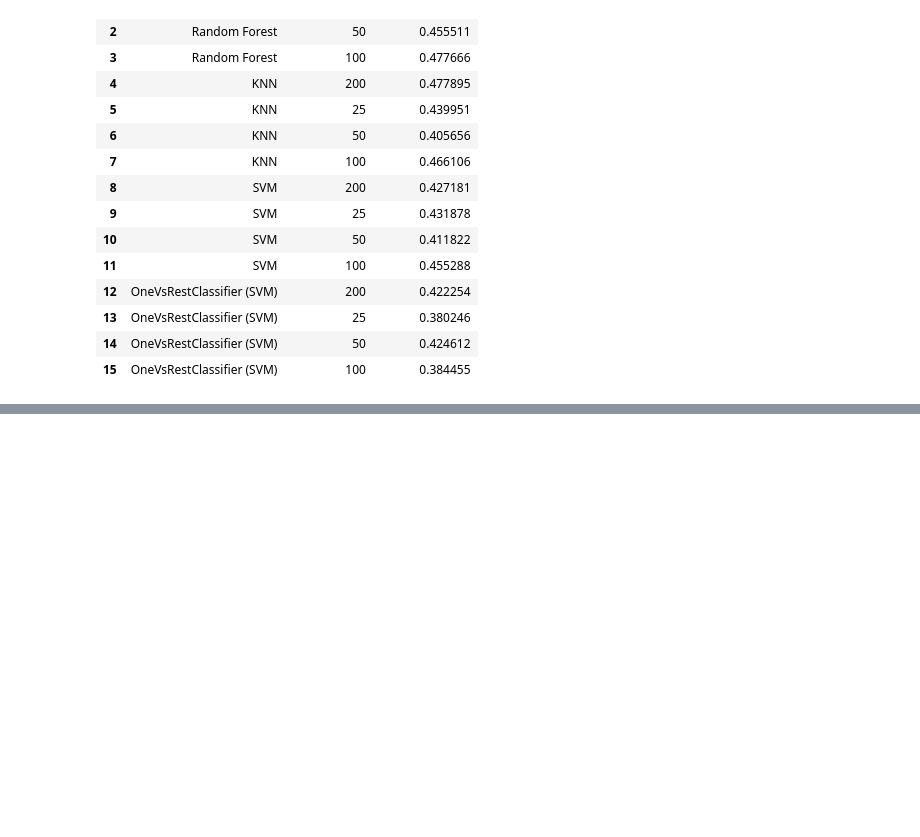
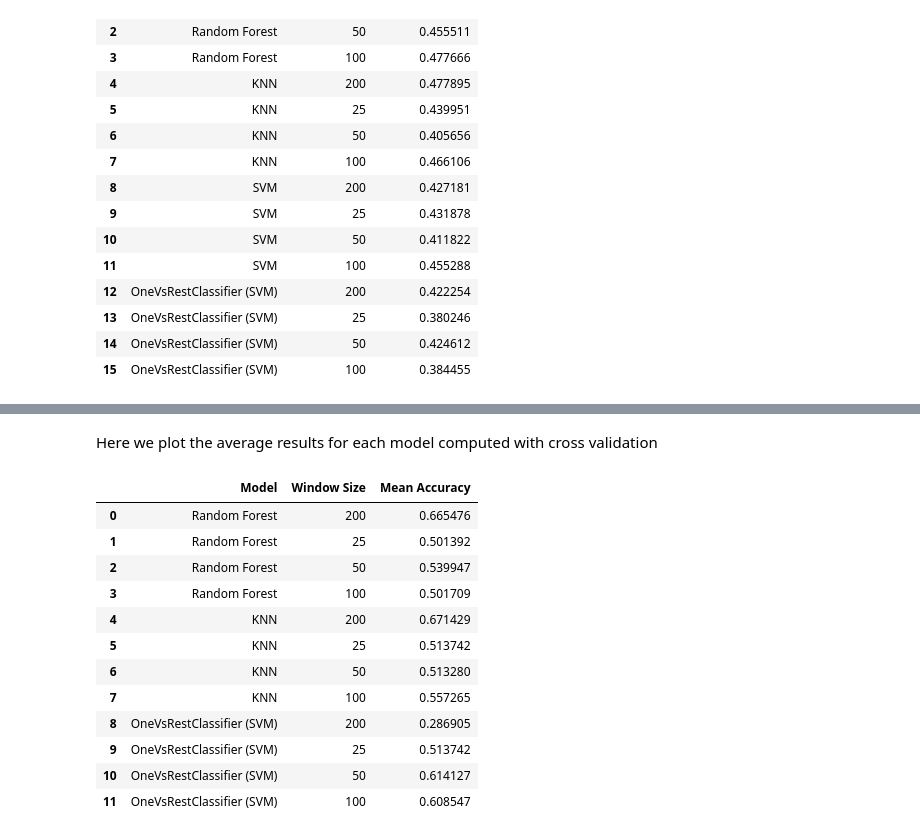
Before and after one commit to ichatz/iot-netprofiler, a Jupyter notebook: cooja3-9nodes/3 Classes Classification.ipynb, the cells around one changed output, grey strips where cells are left out. Cells and saved outputs as stored; diff of their text form; code cells hidden in the pictures; blank space fills up the shorter version.

```diff
--- a/cooja3-9nodes/3 Classes Classification.ipynb
+++ b/cooja3-9nodes/3 Classes Classification.ipynb
@@ -121,0 +156,4 @@ Computing trace 100
+# %%
+cv_net_results = pd.concat([cv_net_results,
+                     trace_classification.random_forest_cross_validation(network_stats, net_features_to_drop, cross_val=3)
+                    ])
@@ -151,0 +208,4 @@ Computing trace 100
+# %%
+cv_net_results = pd.concat([cv_net_results,
+                     trace_classification.k_nearest_neighbor_cross_validation(network_stats, net_features_to_drop, cross_val=3)
+                    ])
@@ -175,0 +254,6 @@ Computing trace 100
+# %%
+'''
+cv_net_results = pd.concat([cv_net_results,
+                     trace_classification.support_vector_machines_cross_validation(network_stats, net_features_to_drop, cross_val=3)
+                    ])
+'''
@@ -199,0 +299,4 @@ Computing trace 100
+# %%
+cv_net_results = pd.concat([cv_net_results,
+                     trace_classification.ensalble_svm_cross_validation(network_stats, net_features_to_drop, cross_val=3)
+                    ])
@@ -246,0 +378,18 @@ cv_results.reset_index(drop=True)
+# %% [markdown]
+Here we plot the average results for each model computed with cross validation
+# %%
+cv_net_results.reset_index(drop=True)
+# %% [output]
+|  | Model | Window Size | Mean Accuracy |
+| 0 | Random Forest | 200 | 0.665476 |
+| 1 | Random Forest | 25 | 0.501392 |
+| 2 | Random Forest | 50 | 0.539947 |
+| 3 | Random Forest | 100 | 0.501709 |
+| 4 | KNN | 200 | 0.671429 |
+| 5 | KNN | 25 | 0.513742 |
+| 6 | KNN | 50 | 0.513280 |
+| 7 | KNN | 100 | 0.557265 |
+| 8 | OneVsRestClassifier (SVM) | 200 | 0.286905 |
+| 9 | OneVsRestClassifier (SVM) | 25 | 0.513742 |
+| 10 | OneVsRestClassifier (SVM) | 50 | 0.614127 |
+| 11 | OneVsRestClassifier (SVM) | 100 | 0.608547 |
```
Also changed, not shown: parts of 24 cells of this notebook, 4 other files.
